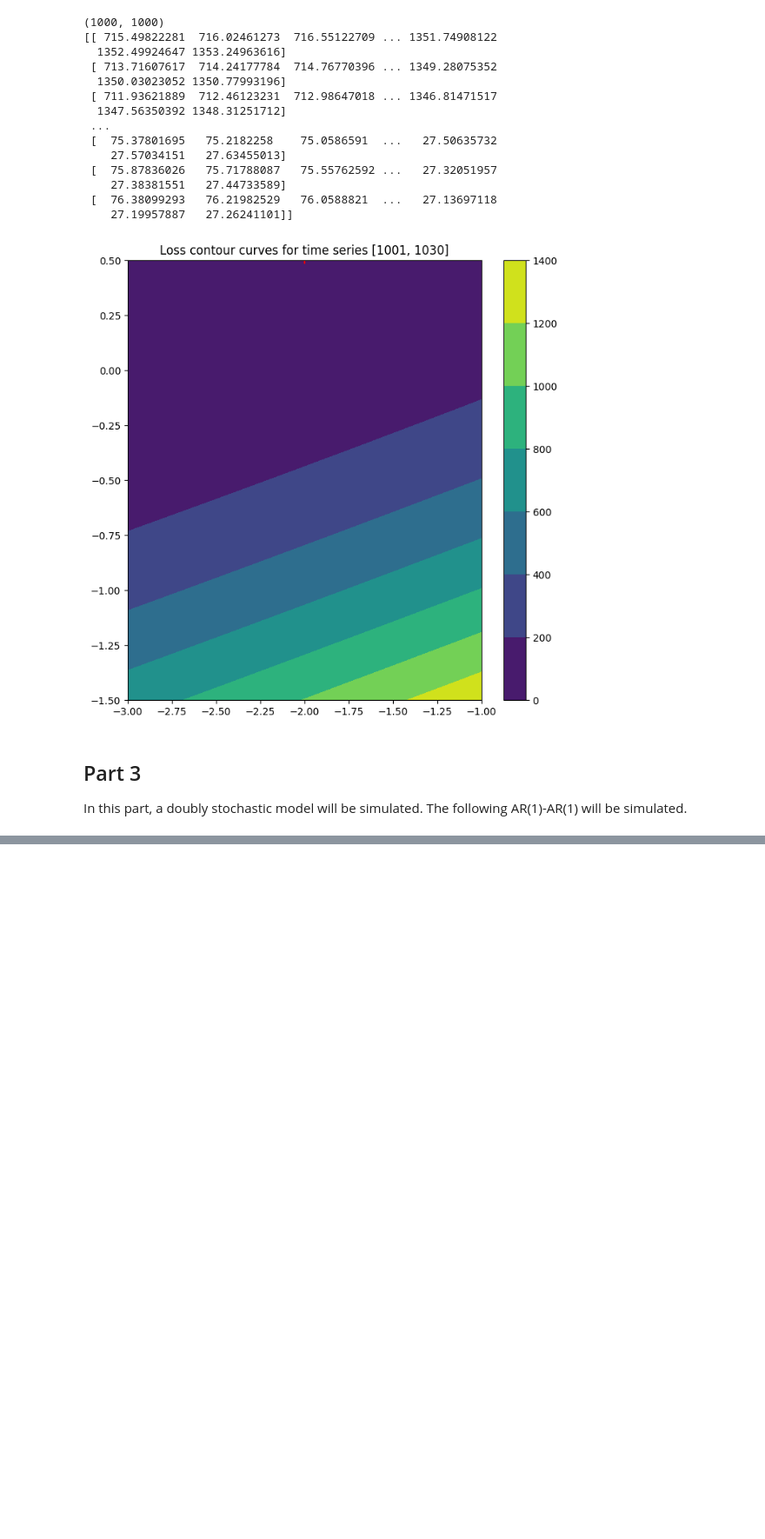
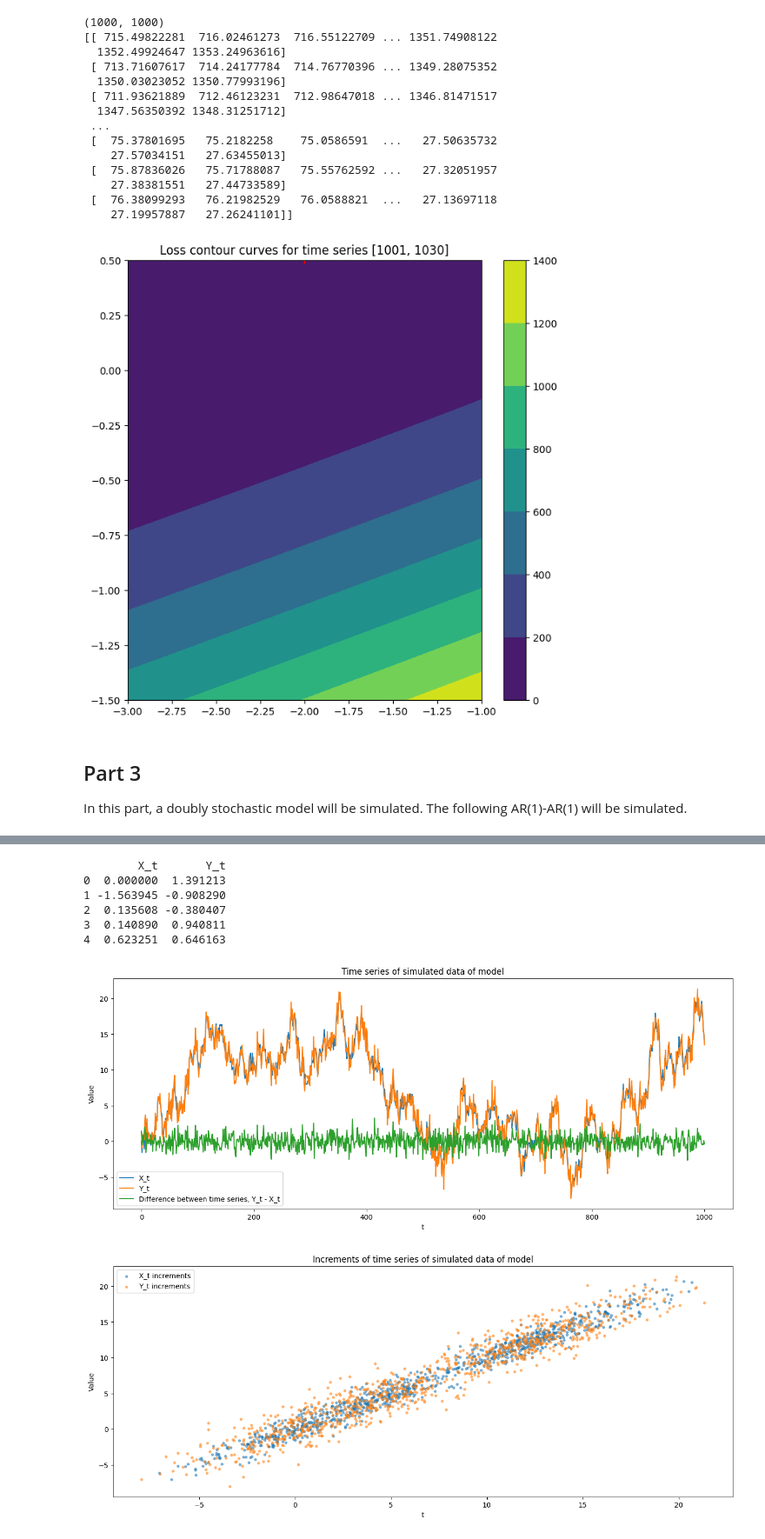
Before and after one commit to gustavn19/advanced_time_series_analysis, a Jupyter notebook: assignment_2/a2.ipynb, the cells around one changed output, grey strips where cells are left out. Shown at 87% size. Drawn from its saved outputs; the diff is of its cells as text; code cells hidden in the pictures; blank space fills up the shorter version.

```diff
--- a/assignment_2/a2.ipynb
+++ b/assignment_2/a2.ipynb
@@ -263,0 +324,53 @@ plot_doubly_stochastic()
+# %%
+def model(a, sigma_v, sigma_e, nr_simulations):
+
+    X, Y = [0], []
+    state_vector = np.transpose(np.array([0, 0]))
+    for state in range(nr_simulations):
+        v_t, e_t = np.random.normal(0, sigma_v ** 2), np.random.normal(0, sigma_e ** 2) # Generate random errors
+        state_vector = np.matmul(np.array([[1, 0], [1, 0]]), state_vector) + np.transpose(np.array([v_t, e_t]))
+        X.append(np.transpose(state_vector)[0])
+        Y.append(np.transpose(state_vector)[1])
+
+    # Final value
+    Y.append(X[-1] + np.random.normal(0, sigma_e))
+    return X, Y
+
+def plot_model(a, sigma_v, sigma_e, nr_simulations):
+    X_t, Y_t = model(a = a, sigma_v = sigma_v, sigma_e = sigma_e, nr_simulations = nr_simulations)
+    simulated_data = pd.DataFrame(np.transpose(np.array([X_t, Y_t])), columns = ['X_t', 'Y_t'])
+    print(simulated_data.head())
+
+    # Plot the time series
+    plt.figure(figsize = (16, 6))
+    plt.plot(simulated_data.index, simulated_data['X_t'], label = 'X_t')
+    plt.plot(simulated_data.index, simulated_data['Y_t'], label = 'Y_t')
+    plt.plot(simulated_data.index, (simulated_data['Y_t'] - simulated_data['X_t']), label = 'Difference between time series, Y_t - X_t')
+    plt.title('Time series of simulated data of model')
+    plt.xlabel('t')
+    plt.ylabel('Value')
+    plt.legend()
+    plt.show()
+
+    # Plot of increments
+    plt.figure(figsize = (16, 6))
+    plt.scatter(simulated_data['X_t'].values[ : -1], simulated_data['X_t'].values[1 : ], label = 'X_t increments', s = 10, alpha = 0.5)
+    plt.scatter(simulated_data['Y_t'].values[ : -1], simulated_data['Y_t'].values[1 : ], label = 'Y_t increments', s = 10, alpha = 0.5)
+    plt.title('Increments of time series of simulated data of model')
+    plt.xlabel('t')
+    plt.ylabel('Value')
+    plt.legend()
+    plt.show()
+
+# Execution of model
+a, sigma_v, sigma_e, nr_simulations = 0.4, 1, 1, 1000
+plot_model(a = a, sigma_v = sigma_v, sigma_e = sigma_e, nr_simulations = nr_simulations)
+# %% [output]
+        X_t       Y_t
+0  0.000000  1.391213
+1 -1.563945 -0.908290
+2  0.135608 -0.380407
+3  0.140890  0.940811
+4  0.623251  0.646163
+[figure, added]
+[figure, added]
```
Also changed, not shown: parts of 4 cells of this notebook.
